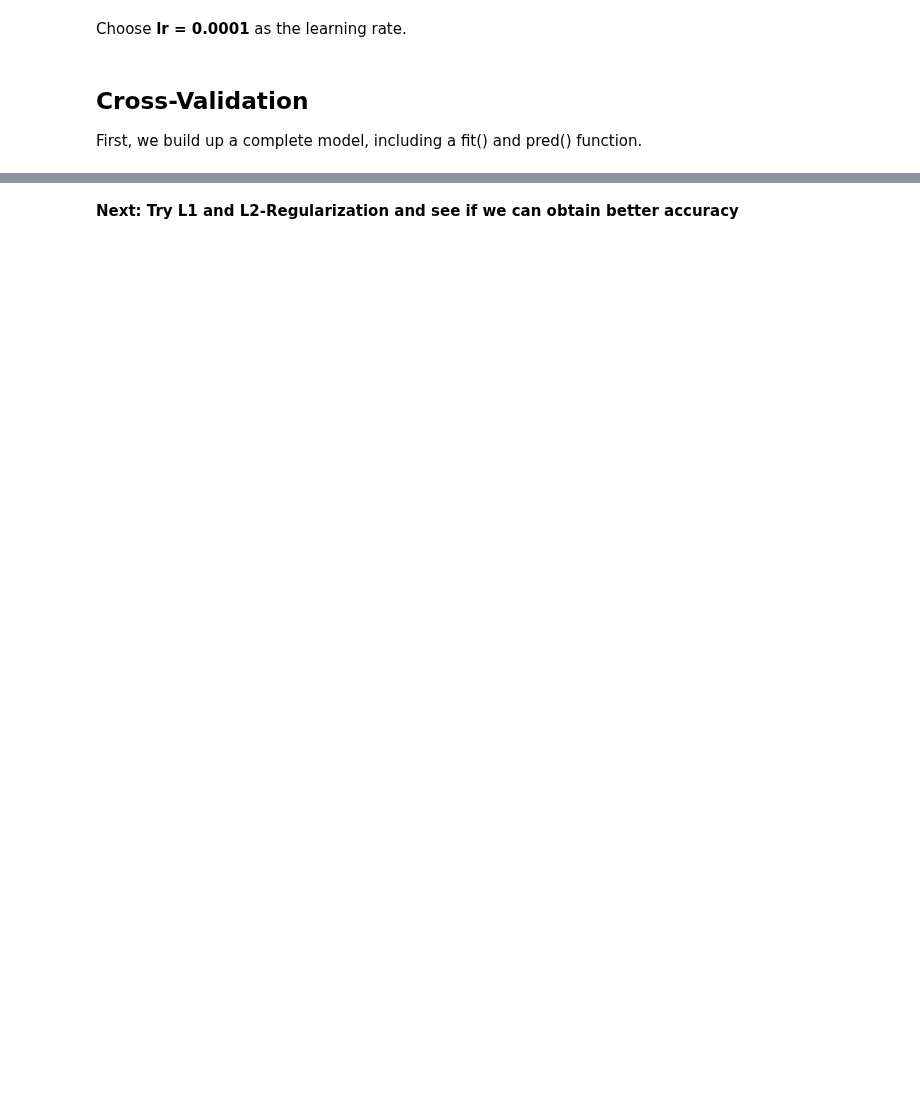
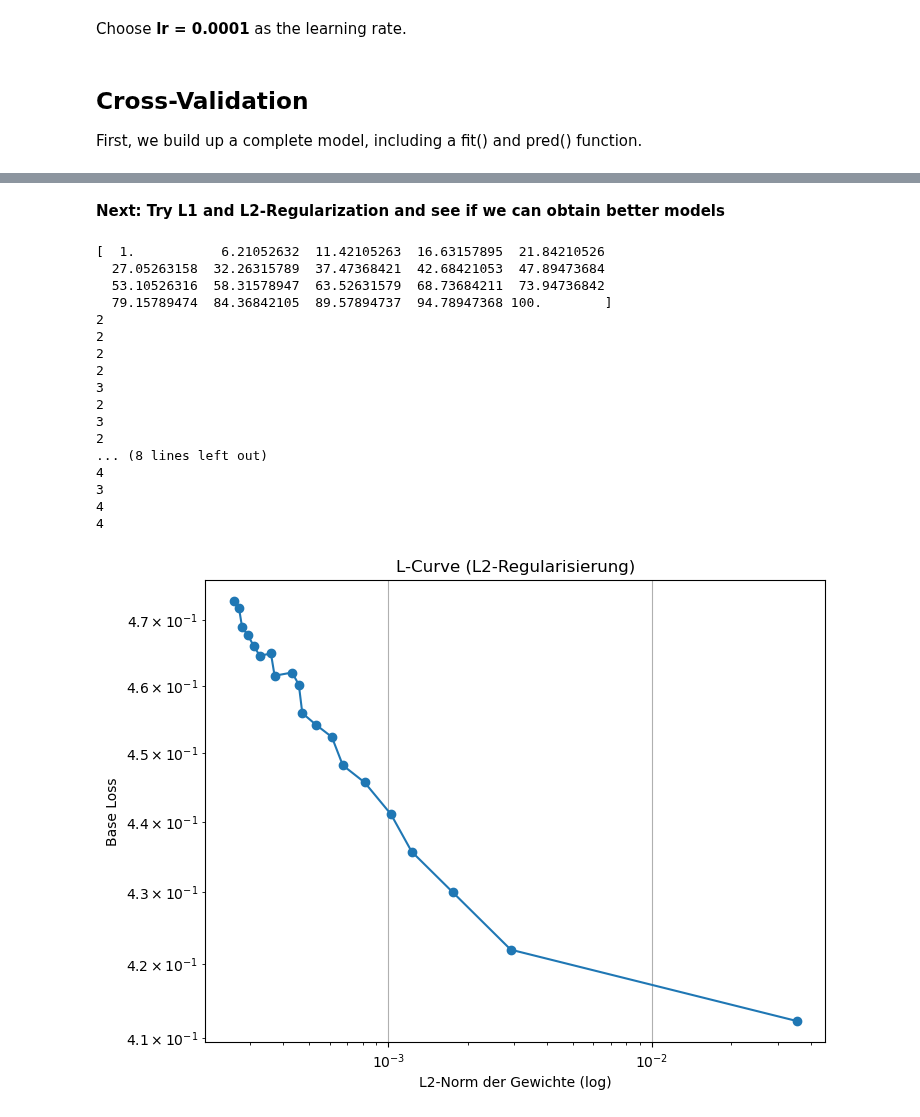
Before and after one commit to FelixFritz02/MasterKL, a Jupyter notebook: AI Numerics/Data Challenge/Logistic_Regression.ipynb, the cells around one changed output, grey strips where cells are left out. Cells and saved outputs as stored; diff of their text form; code cells hidden in the pictures; blank space fills up the shorter version.

```diff
--- a/AI Numerics/Data Challenge/Logistic_Regression.ipynb
+++ b/AI Numerics/Data Challenge/Logistic_Regression.ipynb
@@ -215,7 +249,7 @@ class LR_complete(nn.Module):
 # %%
 from sklearn.model_selection import KFold
 from sklearn.metrics import accuracy_score
-from sklearn.metrics import classification_report, confusion_matrix
+from sklearn.metrics import classification_report, confusion_matrix, roc_auc_score
 
 
 kf = KFold(n_splits=10, shuffle=True, random_state=42)
@@ -224,6 +258,8 @@ accuracies = []
 
 all_y_true = []
 all_y_pred = []
+
+roc_aucs = []
 
 # Cross-Validation Schleife
 for fold, (train_index, val_index) in enumerate(kf.split(X)):
@@ -245,10 +281,14 @@ for fold, (train_index, val_index) in enumerate(kf.split(X)):
     acc = accuracy_score(y_val_fold, y_pred_fold_classes)
     accuracies.append(acc)
 
-    print(f"Accuracy Fold {fold + 1}: {acc:.4f}")
 
     all_y_true.extend(y_val_fold.to_numpy())
     all_y_pred.extend(y_pred_fold_classes)
+
+    auc = roc_auc_score(y_val_fold, y_pred_fold)
+    roc_aucs.append(auc)
+
+    print(f"Fold {fold + 1}: Accuracy = {acc:.4f}, ROC AUC = {auc:.4f}")
 
 
 print(f"\nDurchschnittliche Accuracy: {np.mean(accuracies):.4f}")
@@ -274,2 +314,53 @@ Durchschnittliche Accuracy: 0.7861
 # %% [markdown]
-**Next: Try L1 and L2-Regularization and see if we can obtain better accuracy**
+**Next: Try L1 and L2-Regularization and see if we can obtain better models**
+# %%
+alphas = np.linspace(1,100,20)      #irgendwas wählen was exponentiell wächst ist besser
+l1_norms = []
+base_losses = []
+
+for alpha in alphas:
+    model_total_losses = []
+    model_l_losses = []
+    model_base_losses = []
+    for lr in [0.005, 0.001, 0.0005, 0.0001, 0.00005]:
+        model = LR_complete(input_dimensions=X.shape[1])
+        model.fit(X, y, regularization='l2', alpha=alpha, learning_rate=lr)
+        model_total_losses.append(model.final_total_loss)
+        model_l_losses.append(model.l2_norm)
+        model_base_losses.append(model.final_base_loss)
+
+    i = np.argmin(model_total_losses)
+
+    print(i)
+
+    l1_norms.append(model_l_losses[i])
+    base_losses.append(model_base_losses[i])
+
+plt.figure(figsize=(8, 6))
+plt.plot(l1_norms, base_losses, marker='o')
+plt.xscale('log')
+plt.yscale('log')
+plt.xlabel("L2-Norm der Gewichte (log)")
+plt.ylabel("Base Loss")
+plt.title("L-Curve (L2-Regularisierung)")
+plt.grid(True)
+plt.show()
+# %% [output]
+[  1.           6.21052632  11.42105263  16.63157895  21.84210526
+  27.05263158  32.26315789  37.47368421  42.68421053  47.89473684
+  53.10526316  58.31578947  63.52631579  68.73684211  73.94736842
+  79.15789474  84.36842105  89.57894737  94.78947368 100.        ]
+2
+2
+2
+2
+3
+2
+3
+2
+... (8 lines left out)
+4
+3
+4
+4
+[figure, added]
```
Also changed, not shown: parts of 7 cells of this notebook.
